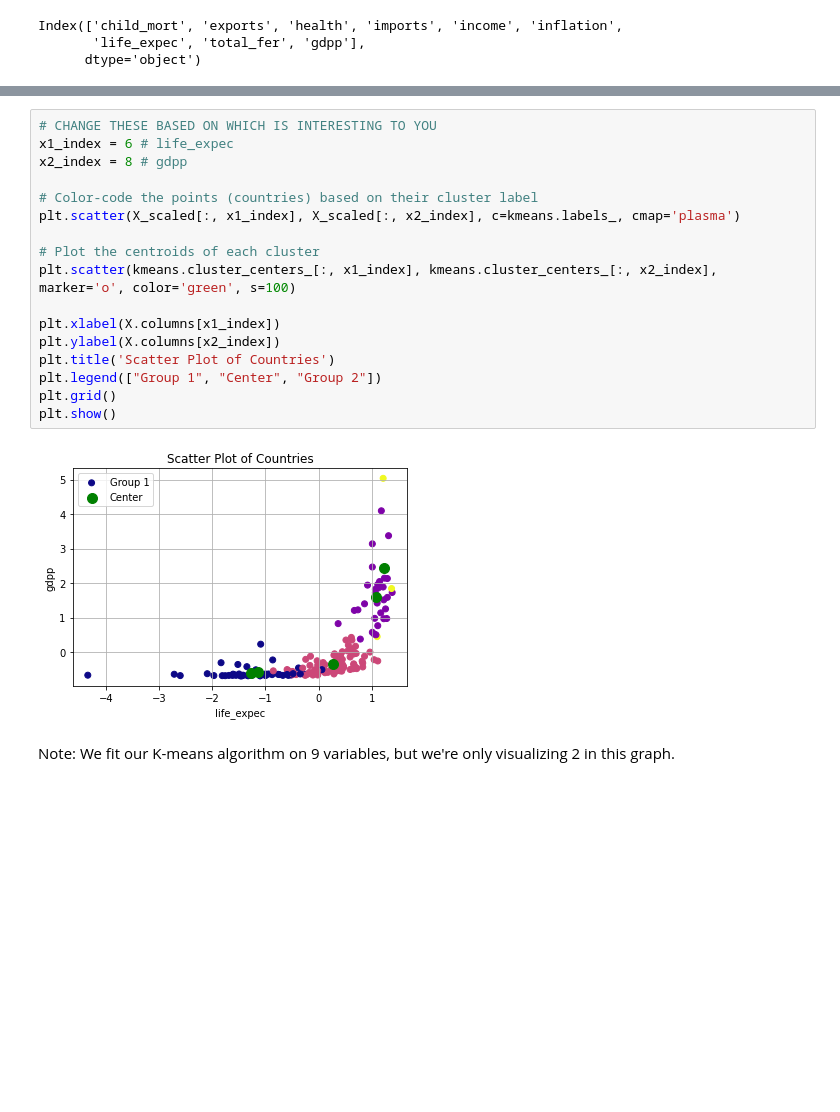
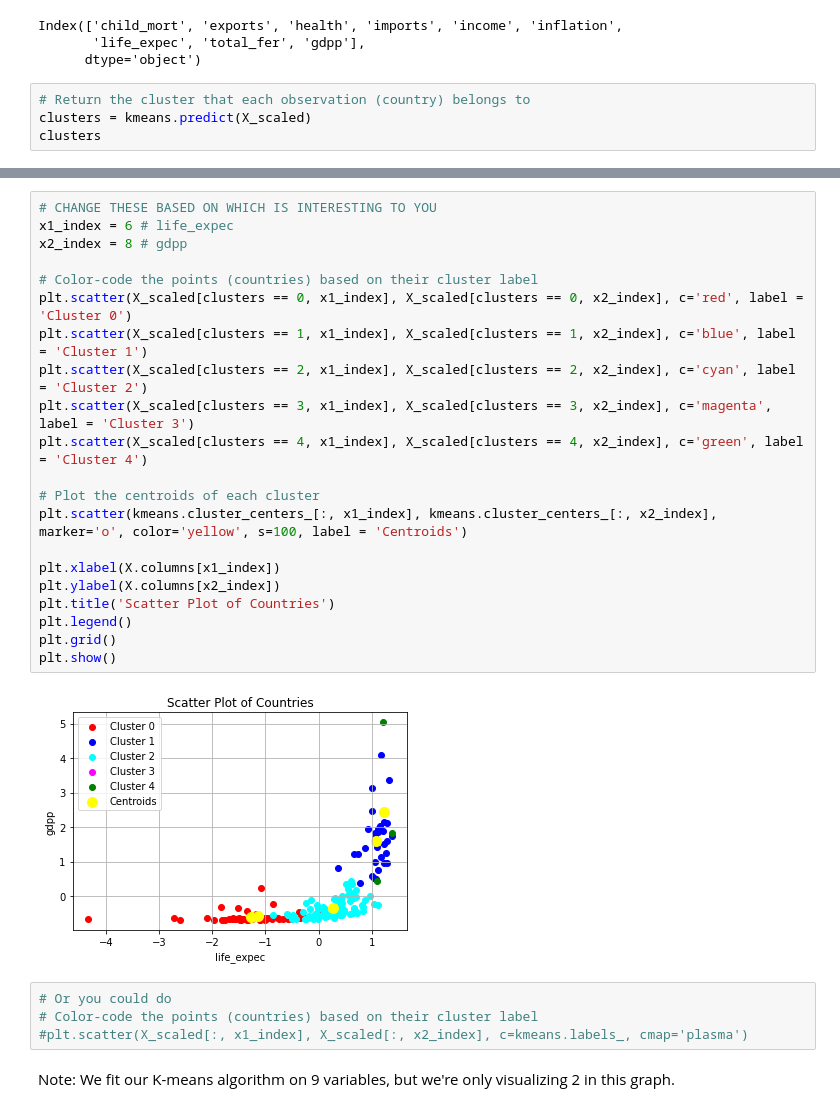
Before and after one commit to paigekan/Machine-Learning, a Jupyter notebook: HW_Week_9.ipynb, the cells around one changed output, grey strips where cells are left out. Saved outputs shown, nothing was run; the diff lists cells and outputs as text; blank space fills up the shorter version.

```diff
--- a/HW_Week_9.ipynb
+++ b/HW_Week_9.ipynb
@@ -51,3 +51,7 @@ X.columns
 Index(['child_mort', 'exports', 'health', 'imports', 'income', 'inflation',
        'life_expec', 'total_fer', 'gdpp'],
       dtype='object')
+# %%
+# Return the cluster that each observation (country) belongs to
+clusters = kmeans.predict(X_scaled)
+clusters
@@ -54,22 +67,30 @@ Index(['child_mort', 'exports', 'health', 'imports', 'income', 'inflation',
 # %%
 # CHANGE THESE BASED ON WHICH IS INTERESTING TO YOU
 x1_index = 6 # life_expec
 x2_index = 8 # gdpp
 
 # Color-code the points (countries) based on their cluster label
-plt.scatter(X_scaled[:, x1_index], X_scaled[:, x2_index], c=kmeans.labels_, cmap='plasma')
+plt.scatter(X_scaled[clusters == 0, x1_index], X_scaled[clusters == 0, x2_index], c='red', label = 'Cluster 0')
+plt.scatter(X_scaled[clusters == 1, x1_index], X_scaled[clusters == 1, x2_index], c='blue', label = 'Cluster 1')
+plt.scatter(X_scaled[clusters == 2, x1_index], X_scaled[clusters == 2, x2_index], c='cyan', label = 'Cluster 2')
+plt.scatter(X_scaled[clusters == 3, x1_index], X_scaled[clusters == 3, x2_index], c='magenta', label = 'Cluster 3')
+plt.scatter(X_scaled[clusters == 4, x1_index], X_scaled[clusters == 4, x2_index], c='green', label = 'Cluster 4')
 
 # Plot the centroids of each cluster
-plt.scatter(kmeans.cluster_centers_[:, x1_index], kmeans.cluster_centers_[:, x2_index], marker='o', color='green', s=100)
+plt.scatter(kmeans.cluster_centers_[:, x1_index], kmeans.cluster_centers_[:, x2_index], marker='o', color='yellow', s=100, label = 'Centroids')
 
 plt.xlabel(X.columns[x1_index])
 plt.ylabel(X.columns[x2_index])
 plt.title('Scatter Plot of Countries')
-plt.legend(["Group 1", "Center", "Group 2"])
+plt.legend()
 plt.grid()
 plt.show()
 # %% [output]
-[figure, old version]
+[figure, new version]
+# %%
+# Or you could do
+# Color-code the points (countries) based on their cluster label
+#plt.scatter(X_scaled[:, x1_index], X_scaled[:, x2_index], c=kmeans.labels_, cmap='plasma')
 # %% [markdown]
 Note: We fit our K-means algorithm on 9 variables, but we're only visualizing 2 in this graph.
 # %% [markdown]
```
Also changed, not shown: parts of 12 cells of this notebook.
